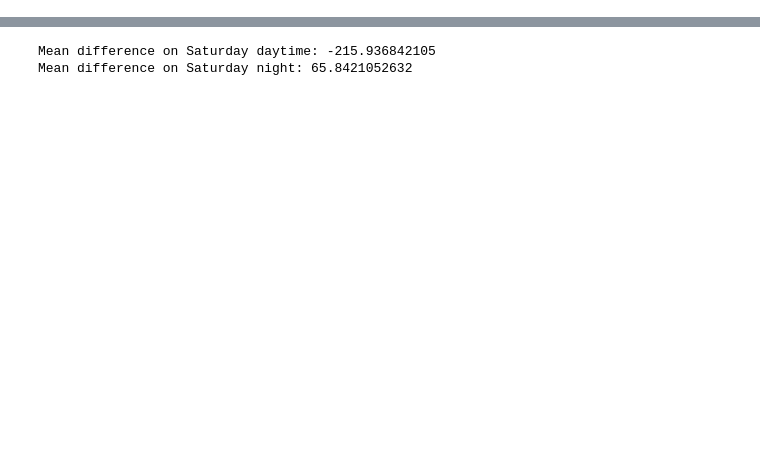
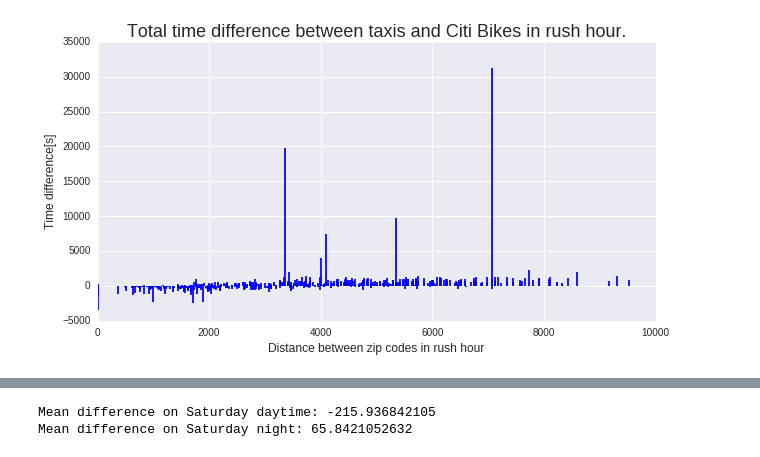
Before and after one commit to sarangof/Citibike-vs-taxis-NYC, a Jupyter notebook: resultsVisualization.ipynb, the cells around one changed output, grey strips where cells are left out. Cells and saved outputs as stored; diff of their text form; code cells hidden in the pictures; blank space fills up the shorter version.

```diff
--- a/resultsVisualization.ipynb
+++ b/resultsVisualization.ipynb
@@ -303,0 +113,45 @@ plt.ylabel("Percentual time difference [%] between taxis and Citi Bikes during n
+# %%
+"""
+
+Crete pairs for weekday rush vs. non-rush scenarios.
+
+"""
+
+g = open('./results/results_RushJanMaySept', 'r')
+pairs = g.read().split("\n")
+
+dict_rush = {}
+zip_pair_pre = None
+cnt = 0
+tm_list = []
+mode_list = []
+for item in pairs[:-1]:
+    #print(item)
+    trip, av_time, count = item.split("\t") #
+    zip_pair, form = trip.split("|")
+    mode, rush = form.split("&")
+    zip_origin, zip_destin = zip_pair[:5], zip_pair[5:]
+    if zip_pair == zip_pair_pre:
+        cnt += 1
+    else:
+        if cnt == 4 and len(set(mode_list))==2:
+            # citibike&rush, citibike&valley, taxis&rush, taxis&valley
+            # Taxi - Citi bike rush, Taxi - Citi Bike non rush, distance, percentual difference rush, percentual difference non rush
+            dict_rush[zip_pair_pre] = [['rush','valley'],  float(tm_list[-4:][2]) - float(tm_list[-4:][0]),float(tm_list[-4:][3]) - float(tm_list[-4:][1]), dist_dict[zip_pair_pre],100*(float(tm_list[-4:][2]) - float(tm_list[-4:][0]))/float(tm_list[-4:][2]),100*(float(tm_list[-4:][3]) - float(tm_list[-4:][1]))/float(tm_list[-4:][3])] #100*((float(tm_list[-2:][1]) - float(tm_list[-2:][0]) )/ float(tm_list[-2:][1]))
+            #print("Si")
+            tm_list = []
+            mode_list = []
+        cnt=1
+    zip_pair_pre = zip_pair
+    tm_list.append(av_time)
+    mode_list.append(mode)
+# %%
+plt.figure(figsize=(10,5))
+plt.vlines([val[3] for val in dict_rush.values()], [0],[val[1] for val in dict_rush.values()],color='blue')
+#plt.ylim(-2000, 7000)
+plt.xlabel("Distance between zip codes in rush hour",fontsize=12)
+plt.ylabel("Time difference[s]",fontsize=12)
+plt.title("Total time difference between taxis and Citi Bikes in rush hour.",fontsize=18)
+savefig('./plots/Rush_difference.png')
+# %% [output]
+[figure, added]
```
Also changed, not shown: parts of 36 cells of this notebook.
